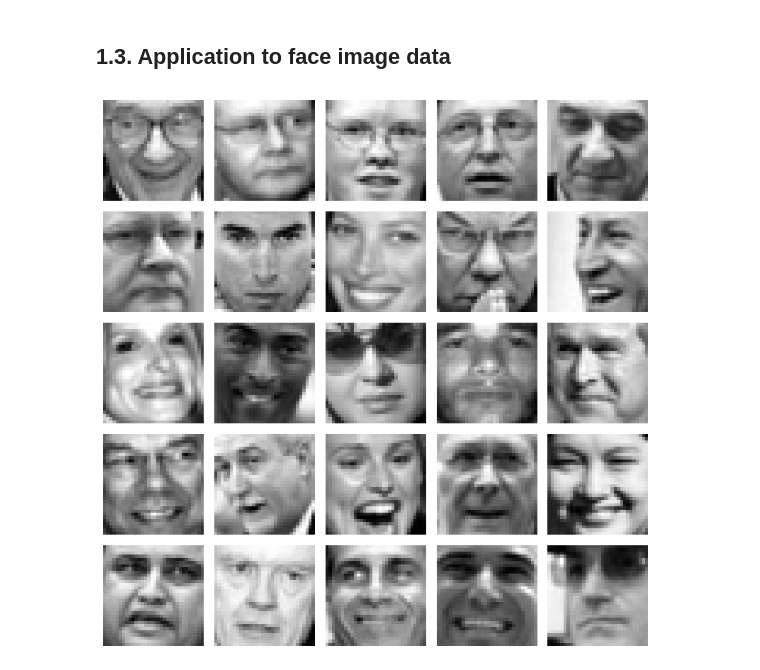
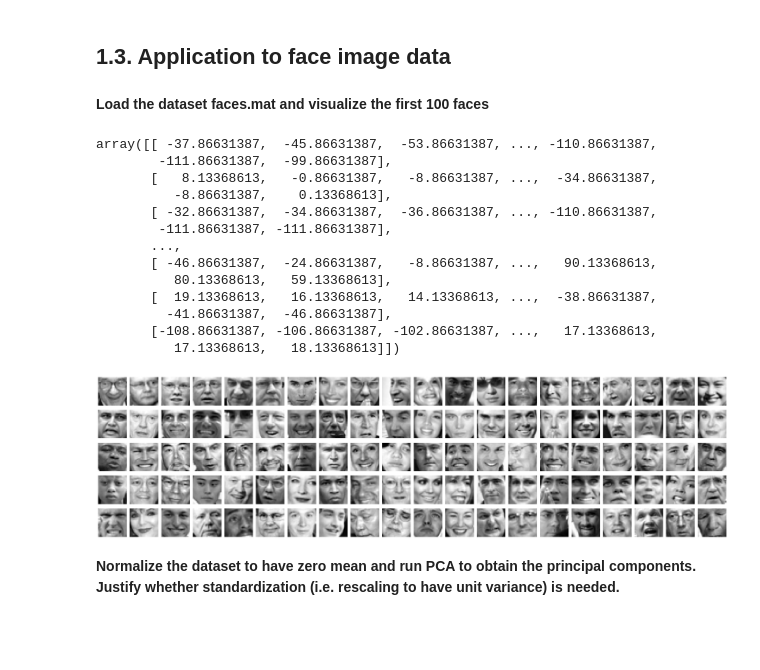
Before and after one commit to pmendez252/data_science-unsupervised_learning, a Jupyter notebook: notebooks/01_first_test_labo.ipynb, the cells around one changed output. Cells and saved outputs as stored; diff of their text form; code cells hidden in the pictures; blank space fills up the shorter version.

```diff
--- a/notebooks/01_first_test_labo.ipynb
+++ b/notebooks/01_first_test_labo.ipynb
@@ -180,0 +206,20 @@ plt.show()
+# %%
+fig, ax = plt.subplots(figsize=(7, 5))
+
+for value, label, color in groups:
+    mask = np.asarray(y == value)
+    ax.scatter(
+        scores[mask, 0],
+        scores[mask, 1],
+        color=color,
+        label=label,
+        alpha=0.7,
+    )
+
+ax.set_xlabel(f"PC1 ({explained_ratio[0]:.1%} of variance)")
+ax.set_ylabel(f"PC2 ({explained_ratio[1]:.1%} of variance)")
+ax.set_title("Kidney dataset projected onto the first two principal components")
+ax.legend(title="Diagnosis")
+
+plt.tight_layout()
+plt.show()
@@ -181,8 +273,26 @@ plt.show()
 # %% [markdown]
 ## 1.3. Application to face image data
+# %% [markdown]
+**Load the dataset faces.mat and visualize the first 100 faces**
 # %%
 data_faces = loadmat("../data/faces.mat")
 
 X_faces = data_faces["X"]
+# %%
+X_faces
+# %% [output]
+array([[ -37.86631387,  -45.86631387,  -53.86631387, ..., -110.86631387,
+        -111.86631387,  -99.86631387],
+       [   8.13368613,   -0.86631387,   -8.86631387, ...,  -34.86631387,
+          -8.86631387,    0.13368613],
+       [ -32.86631387,  -34.86631387,  -36.86631387, ..., -110.86631387,
+        -111.86631387, -111.86631387],
+       ...,
+       [ -46.86631387,  -24.86631387,   -8.86631387, ...,   90.13368613,
+          80.13368613,   59.13368613],
+       [  19.13368613,   16.13368613,   14.13368613, ...,  -38.86631387,
+         -41.86631387,  -46.86631387],
+       [-108.86631387, -106.86631387, -102.86631387, ...,   17.13368613,
+          17.13368613,   18.13368613]])
 # %%
 def show_image(pixels, ax):
@@ -192,12 +302,14 @@ def show_image(pixels, ax):
 # %%
-fig, axes = plt.subplots(5, 5, figsize=(8, 8))
+fig, axes = plt.subplots(5, 20, figsize=(30, 8))
 
 images = np.asarray(X_faces)
 
-for i, ax in enumerate(axes.flat):
-    show_image(images[i], ax)
+for i, ax in enumerate(axes.flatten()):
+	show_image(images[i], ax)
 
 plt.tight_layout()
 plt.show()
 # %% [output]
-[figure, old version]
+[figure, new version]
+# %% [markdown]
+**Normalize the dataset to have zero mean and run PCA to obtain the principal components. Justify whether standardization (i.e. rescaling to have unit variance) is needed.**
```
Also changed, not shown: parts of 41 cells of this notebook, 1 other file.
